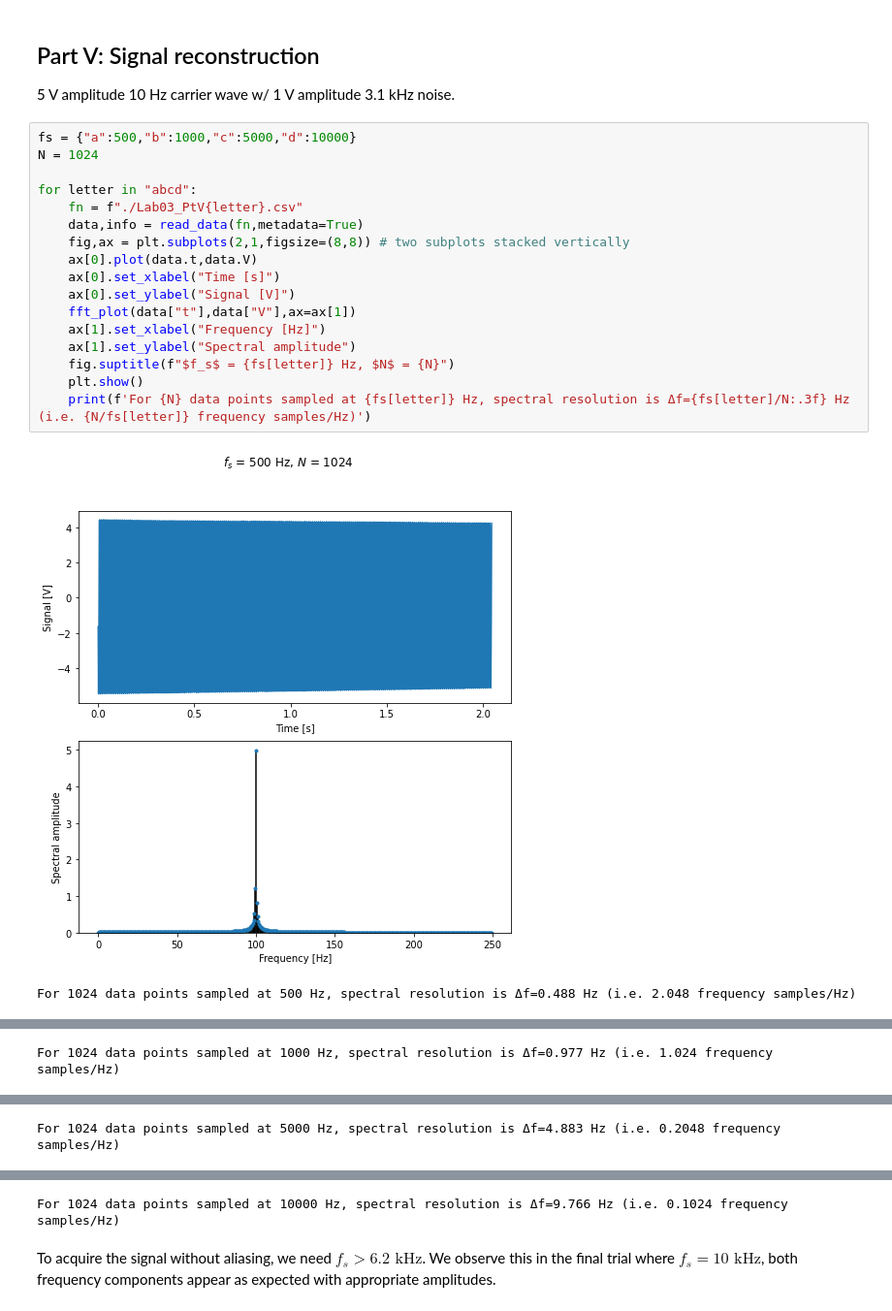
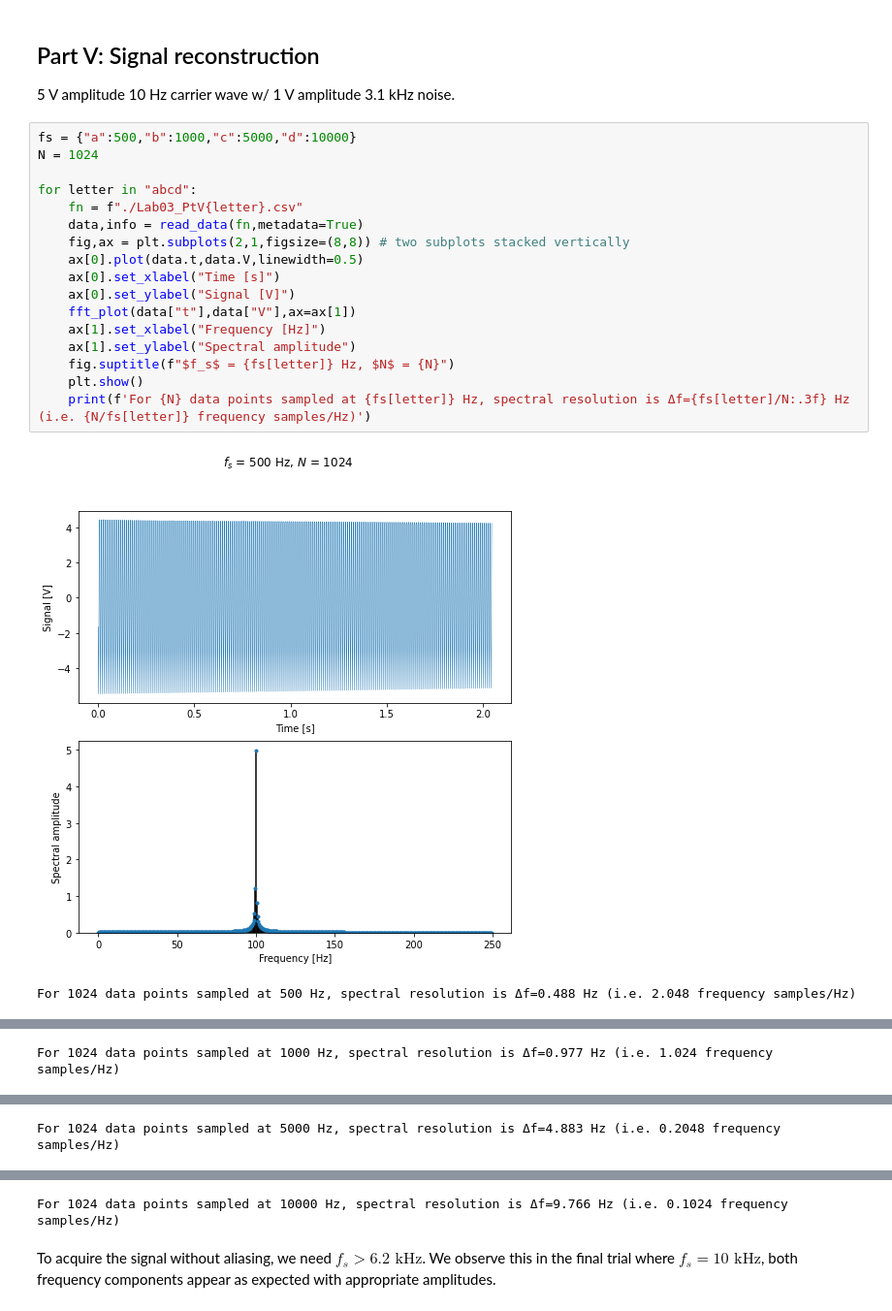
Before and after one commit to cgobat/MAE-3120, a Jupyter notebook: Labs/Lab03_DataAcquisitionFFT2/Lab03_report.ipynb, the cells around one changed output, grey strips where cells are left out. Shown at 97% size. Drawn from its saved outputs; the diff is of its cells as text.

```diff
--- a/Labs/Lab03_DataAcquisitionFFT2/Lab03_report.ipynb
+++ b/Labs/Lab03_DataAcquisitionFFT2/Lab03_report.ipynb
@@ -241,20 +253,20 @@ plt.show()
 # %%
 fs = {"a":500,"b":1000,"c":5000,"d":10000}
 N = 1024
 
 for letter in "abcd":
     fn = f"./Lab03_PtV{letter}.csv"
     data,info = read_data(fn,metadata=True)
     fig,ax = plt.subplots(2,1,figsize=(8,8)) # two subplots stacked vertically
-    ax[0].plot(data.t,data.V)
+    ax[0].plot(data.t,data.V,linewidth=0.5)
     ax[0].set_xlabel("Time [s]")
     ax[0].set_ylabel("Signal [V]")
     fft_plot(data["t"],data["V"],ax=ax[1])
     ax[1].set_xlabel("Frequency [Hz]")
     ax[1].set_ylabel("Spectral amplitude")
     fig.suptitle(f"$f_s$ = {fs[letter]} Hz, $N$ = {N}")
     plt.show()
     print(f'For {N} data points sampled at {fs[letter]} Hz, spectral resolution is Δf={fs[letter]/N:.3f} Hz (i.e. {N/fs[letter]} frequency samples/Hz)')
 # %% [output]
-[figure, old version]
+[figure, new version]
 For 1024 data points sampled at 500 Hz, spectral resolution is Δf=0.488 Hz (i.e. 2.048 frequency samples/Hz)
```
Also changed, not shown: parts of 18 cells of this notebook.
